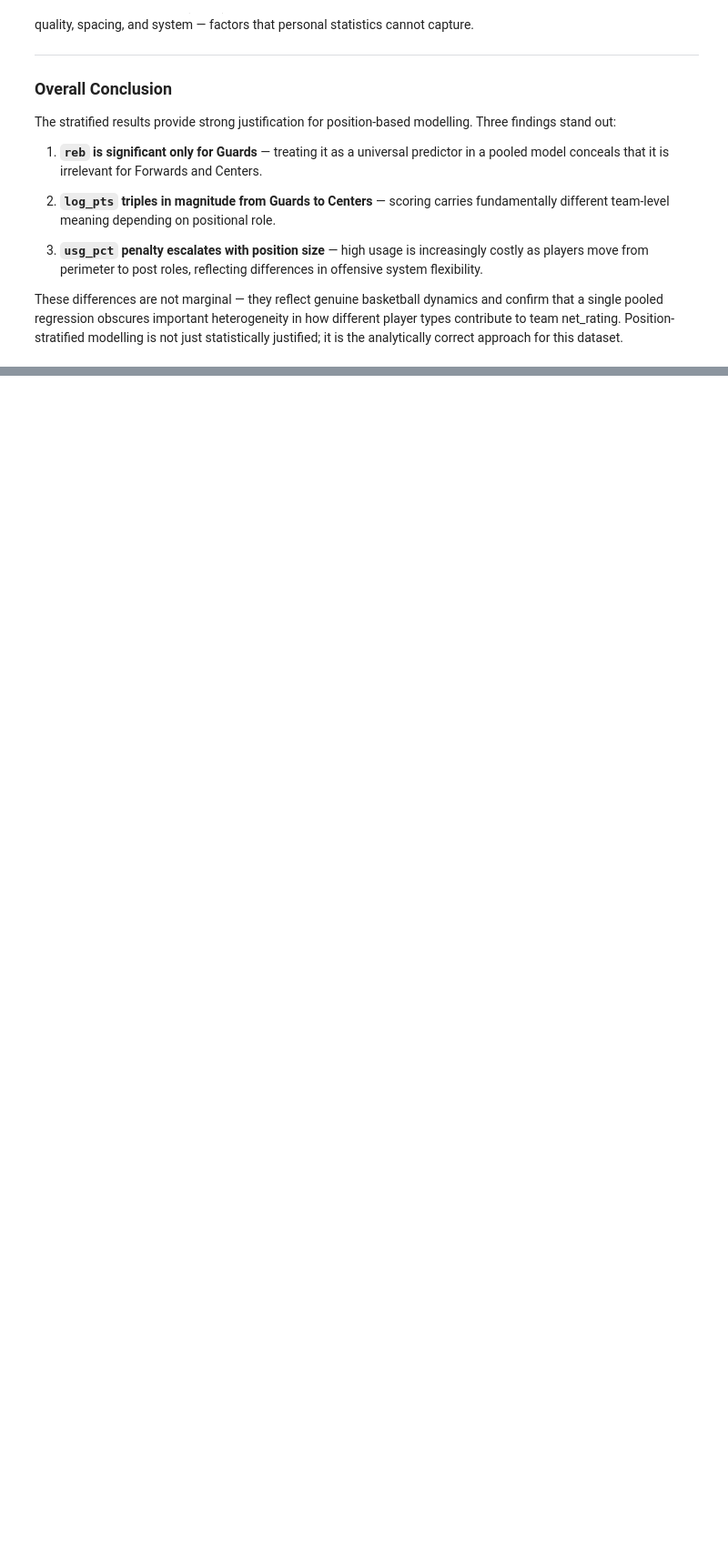
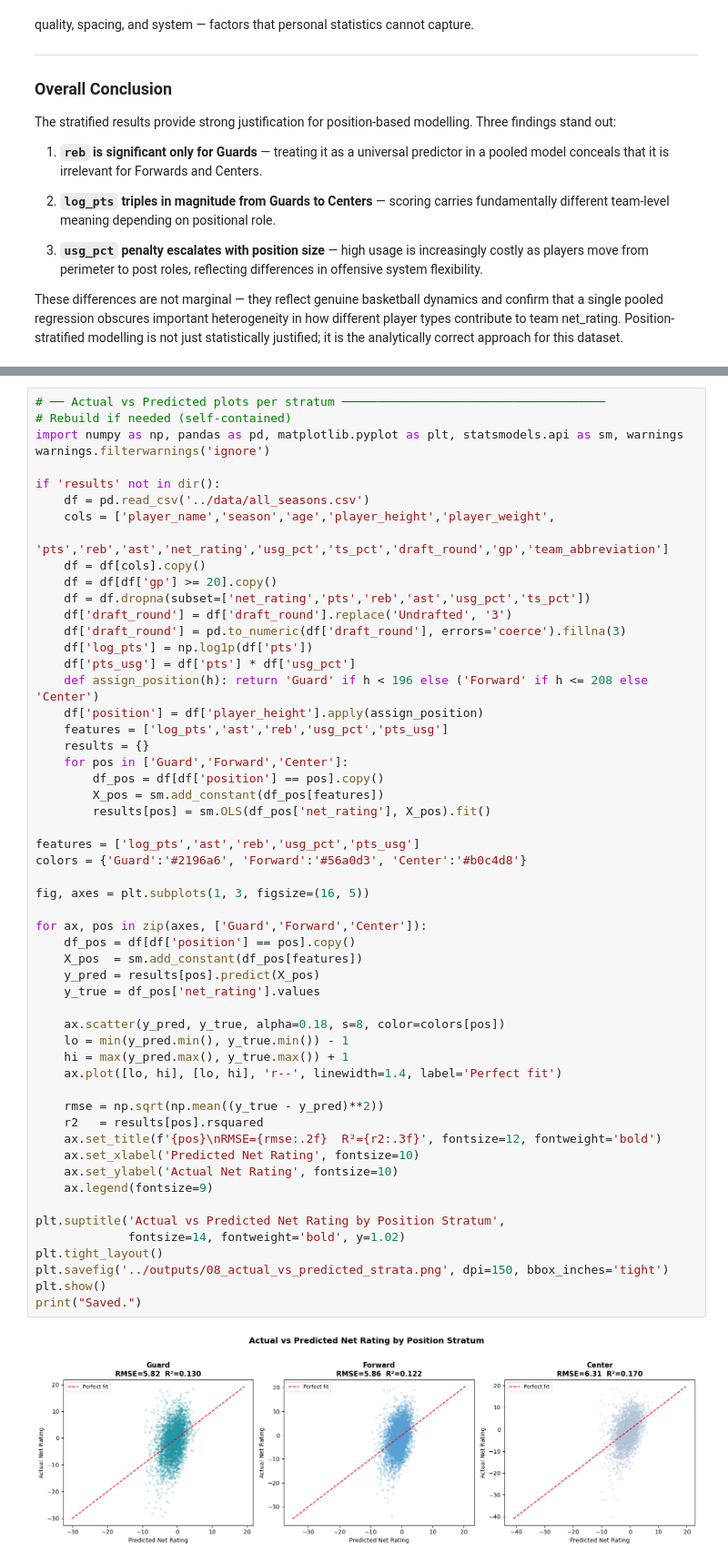
Before and after one commit to ChiragSethi-04/nba-performance-analysis, a Jupyter notebook: notebooks/05_Stratified.ipynb, the cells around one changed output, grey strips where cells are left out. Shown at 91% size. Cells and saved outputs as stored; diff of their text form; blank space fills up the shorter version.

```diff
--- a/notebooks/05_Stratified.ipynb
+++ b/notebooks/05_Stratified.ipynb
@@ -258,0 +375,57 @@ the analytically correct approach for this dataset.
+# %%
+# ── Actual vs Predicted plots per stratum ─────────────────────────────────────
+# Rebuild if needed (self-contained)
+import numpy as np, pandas as pd, matplotlib.pyplot as plt, statsmodels.api as sm, warnings
+warnings.filterwarnings('ignore')
+
+if 'results' not in dir():
+    df = pd.read_csv('../data/all_seasons.csv')
+    cols = ['player_name','season','age','player_height','player_weight',
+            'pts','reb','ast','net_rating','usg_pct','ts_pct','draft_round','gp','team_abbreviation']
+    df = df[cols].copy()
+    df = df[df['gp'] >= 20].copy()
+    df = df.dropna(subset=['net_rating','pts','reb','ast','usg_pct','ts_pct'])
+    df['draft_round'] = df['draft_round'].replace('Undrafted', '3')
+    df['draft_round'] = pd.to_numeric(df['draft_round'], errors='coerce').fillna(3)
+    df['log_pts'] = np.log1p(df['pts'])
+    df['pts_usg'] = df['pts'] * df['usg_pct']
+    def assign_position(h): return 'Guard' if h < 196 else ('Forward' if h <= 208 else 'Center')
+    df['position'] = df['player_height'].apply(assign_position)
+    features = ['log_pts','ast','reb','usg_pct','pts_usg']
+    results = {}
+    for pos in ['Guard','Forward','Center']:
+        df_pos = df[df['position'] == pos].copy()
+        X_pos = sm.add_constant(df_pos[features])
+        results[pos] = sm.OLS(df_pos['net_rating'], X_pos).fit()
+
+features = ['log_pts','ast','reb','usg_pct','pts_usg']
+colors = {'Guard':'#2196a6', 'Forward':'#56a0d3', 'Center':'#b0c4d8'}
+
+fig, axes = plt.subplots(1, 3, figsize=(16, 5))
+
+for ax, pos in zip(axes, ['Guard','Forward','Center']):
+    df_pos = df[df['position'] == pos].copy()
+    X_pos  = sm.add_constant(df_pos[features])
+    y_pred = results[pos].predict(X_pos)
+    y_true = df_pos['net_rating'].values
+
+    ax.scatter(y_pred, y_true, alpha=0.18, s=8, color=colors[pos])
+    lo = min(y_pred.min(), y_true.min()) - 1
+    hi = max(y_pred.max(), y_true.max()) + 1
+    ax.plot([lo, hi], [lo, hi], 'r--', linewidth=1.4, label='Perfect fit')
+
+    rmse = np.sqrt(np.mean((y_true - y_pred)**2))
+    r2   = results[pos].rsquared
+    ax.set_title(f'{pos}\nRMSE={rmse:.2f}  R²={r2:.3f}', fontsize=12, fontweight='bold')
+    ax.set_xlabel('Predicted Net Rating', fontsize=10)
+    ax.set_ylabel('Actual Net Rating', fontsize=10)
+    ax.legend(fontsize=9)
+
+plt.suptitle('Actual vs Predicted Net Rating by Position Stratum',
+             fontsize=14, fontweight='bold', y=1.02)
+plt.tight_layout()
+plt.savefig('../outputs/08_actual_vs_predicted_strata.png', dpi=150, bbox_inches='tight')
+plt.show()
+print("Saved.")
+# %% [output]
+[figure, added]
```
Also changed, not shown: parts of 6 cells of this notebook, 10 other files.
